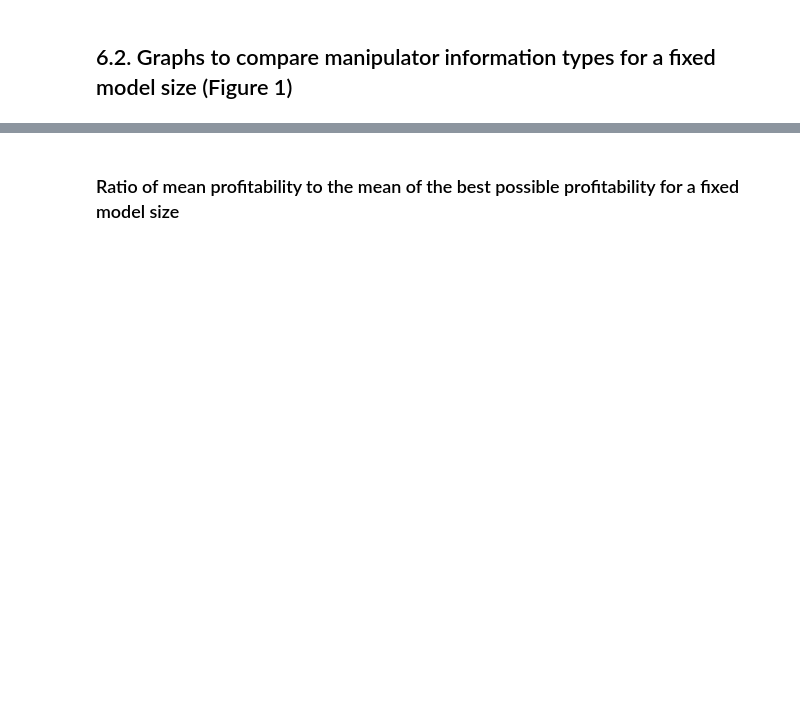
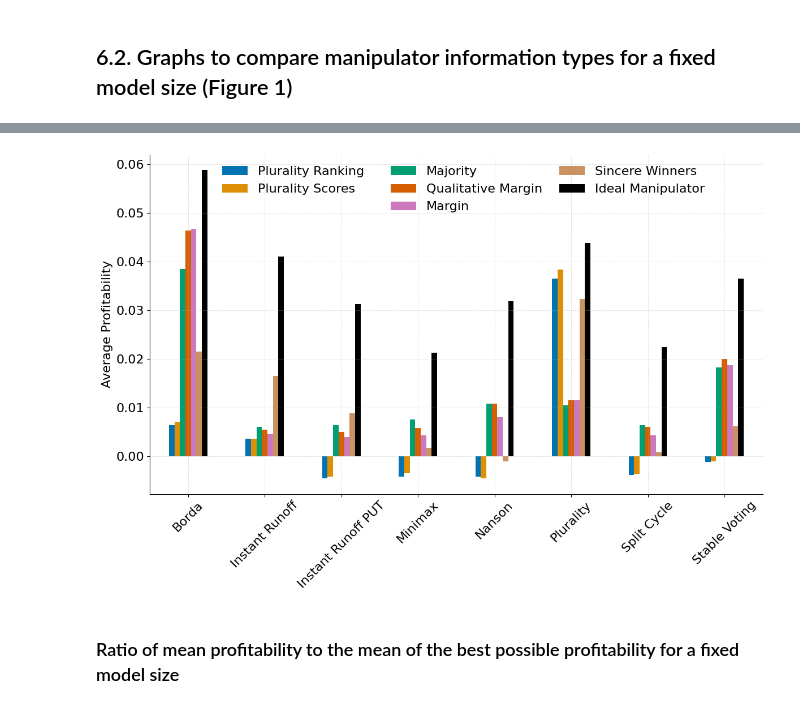
Before and after one commit to epacuit/ltm, a Jupyter notebook: Learning to Manipulate.ipynb, the cells around one changed output, grey strips where cells are left out. Saved outputs shown, nothing was run; the diff lists cells and outputs as text; code cells hidden in the pictures; blank space fills up the shorter version.

Commit message:
max over all model sizes for fig 2 and fig 3

```diff
--- a/Learning to Manipulate.ipynb
+++ b/Learning to Manipulate.ipynb
@@ -105,7 +105,7 @@ print(pref_voting.__version__)
 # %% [markdown]
 ### 1.1. Global variables
 # %%
-DOWNLOAD_DATA = True # if true, then any missing utility profiles,  labels, and/or models will be downloaded from google cloud, unless the following variables are set to True.
+DOWNLOAD_DATA = False # if true, then any missing utility profiles,  labels, and/or models will be downloaded from google cloud, unless the following variables are set to True.
 GENERATE_UTILITY_PROFILES = False
 GENERATE_LABELS = False
 TRAIN_MODELS = False
@@ -2376,25 +2453,23 @@ if VISUALIZE_RESULTS:
 # %%
 if VISUALIZE_RESULTS:
 
-    file_path_all_agents = './evaluation/all_agent_infos_diff_cands.csv'
-    df_all_agents = pd.read_csv(file_path_all_agents)
 
     # replace "Strict Nanson" with "Nanson" in the dataframe
-    df_all_agents['vm'] = df_all_agents['vm'].replace('Strict Nanson', 'Nanson')
+    df_with_max['vm'] = df_with_max['vm'].replace('Strict Nanson', 'Nanson')
 
-    filtered_df_all_agents = df_all_agents[(df_all_agents['model_size'].isin([f'{model_size}' for model_size in model_sizes])) & (df_all_agents['num_cands'].isin(all_num_cands))]
+    filtered_df_all_agents = df_with_max[(df_with_max['num_cands'].isin(all_num_cands))]
 
     filtered_df_voters_all_agents = filtered_df_all_agents[filtered_df_all_agents['num_voters'].isin(all_num_voters)]
 
     grouped_df_all_agents = filtered_df_voters_all_agents.groupby(['vm', 'agent_infos']).mean_profitability.mean().unstack()
 
     specified_order = [
-        "('plurality_ranking',)",
-        "('plurality_scores',)",
-        "('majority',)",
-        "('qual_margin',)",
-        "('margin',)",
-        "('sincere_winners',)"]
+        "plurality_ranking",
+        "plurality_scores",
+        "majority",
+        "qual_margin",
+        "margin",
+        "sincere_winners"]
     grouped_df_ordered = grouped_df_all_agents[specified_order]
 # %%
 if VISUALIZE_RESULTS:
@@ -2422,12 +2497,12 @@ if VISUALIZE_RESULTS:
     updated_grouped_df = updated_grouped_df.fillna(0)  # Fill NaNs with 0 for plotting
 
     specified_order = [
-        "('plurality_ranking',)",
-        "('plurality_scores',)",
-        "('majority',)",
-        "('qual_margin',)",
-        "('margin',)",
-        "('sincere_winners',)",
+        "plurality_ranking",
+        "plurality_scores",
+        "majority",
+        "qual_margin",
+        "margin",
+        "sincere_winners",
         "Ideal_Manipulator"]
 
     updated_grouped_df = updated_grouped_df[specified_order]
@@ -2446,12 +2521,12 @@ if VISUALIZE_RESULTS:
 
     # Updating the legend with readable labels
     readable_legend_labels = {
-        "('plurality_ranking',)": "Plurality Ranking",
-        "('plurality_scores',)": "Plurality Scores",
-        "('majority',)": "Majority",
-        "('qual_margin',)": "Qualitative Margin",
-        "('margin',)": "Margin",
-        "('sincere_winners',)": "Sincere Winners",
+        "plurality_ranking": "Plurality Ranking",
+        "plurality_scores": "Plurality Scores",
+        "majority": "Majority",
+        "qual_margin": "Qualitative Margin",
+        "margin": "Margin",
+        "sincere_winners": "Sincere Winners",
         "Ideal_Manipulator": "Ideal Manipulator"
     }
 
@@ -2470,33 +2545,35 @@ if VISUALIZE_RESULTS:
 
     handles_col2 = handles[2:5]
     labels_col2 = labels[2:5]
     new_labels_col2 = [readable_legend_labels.get(label, label) for label in labels_col2]
 
     handles_col3 = handles[5:7]
     labels_col3 = labels[5:7]
     new_labels_col3 = [readable_legend_labels.get(label, label) for label in labels_col3]
 
     leg_col1 = ax.legend(handles_col1, new_labels_col1, loc='upper left', bbox_to_anchor=(0.1, 1), ncol=1, frameon=False, fontsize=fontsize)
 
     leg_col2 = ax.legend(handles_col2, new_labels_col2, loc='upper left', bbox_to_anchor=(0.375, 1), ncol=1, frameon=False, fontsize=fontsize)
 
     leg_col3 = ax.legend(handles_col3, new_labels_col3, loc='upper left', bbox_to_anchor=(0.65, 1), ncol=1, frameon=False, fontsize=fontsize)
 
     # Add the legends back to the Axes
     ax.add_artist(leg_col1)
     ax.add_artist(leg_col2)
 
 
     plt.yticks(fontsize=fontsize)
 
     plt.xticks(rotation=45, fontsize=fontsize)
     sns.despine(right=True, top=True)
     # add grid lines
     ax.grid(True, which='both', linestyle='--', linewidth=0.5, alpha=0.5)
 
     plt.tight_layout()
     plt.savefig(f"{graphs_dir}/voting_methods_different_agent_infos.pdf")
     plt.show()
+# %% [output]
+[figure, added]
 # %% [markdown]
 ### Ratio of mean profitability to the mean of the best possible profitability for a fixed model size
 # %%
```
Also changed, not shown: parts of 20 cells of this notebook, 18 other files.
